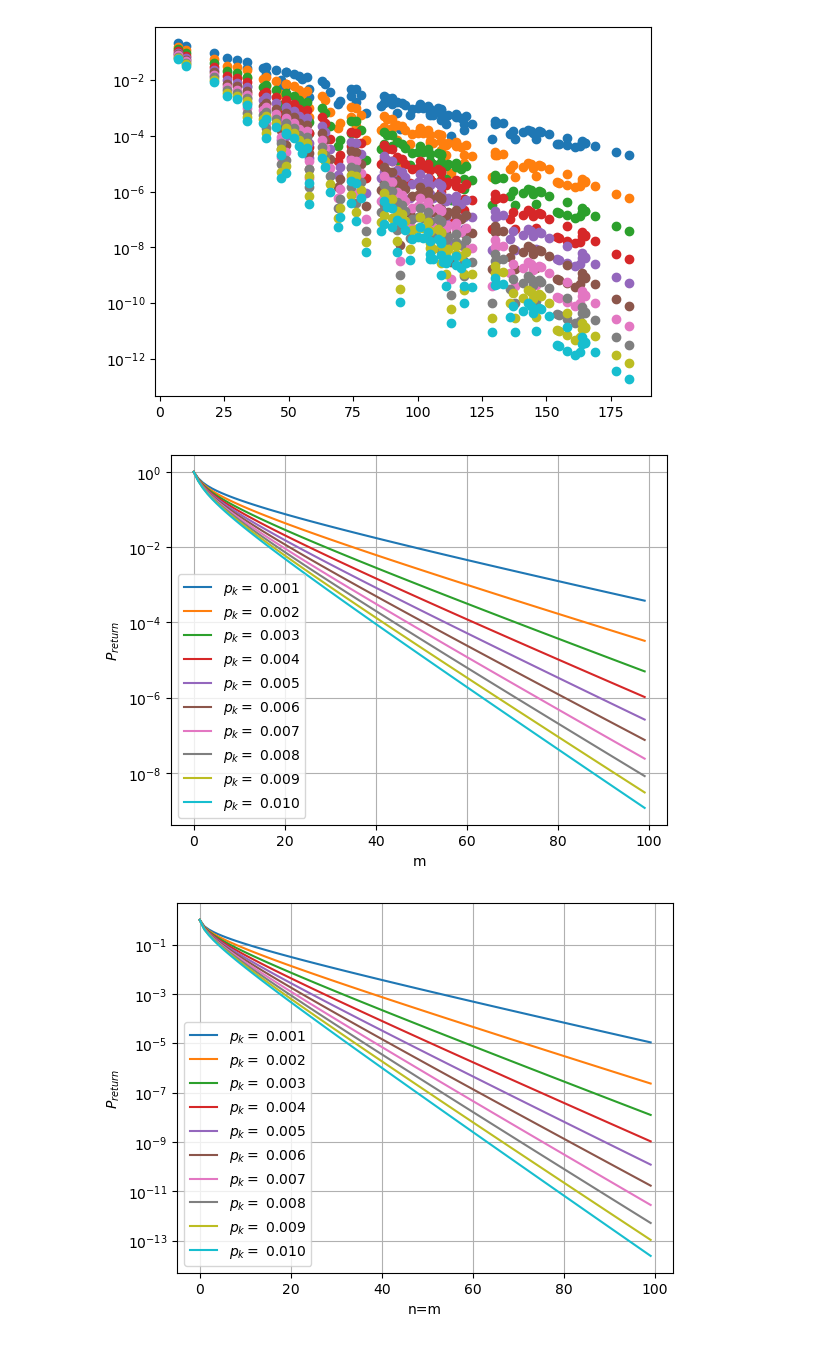
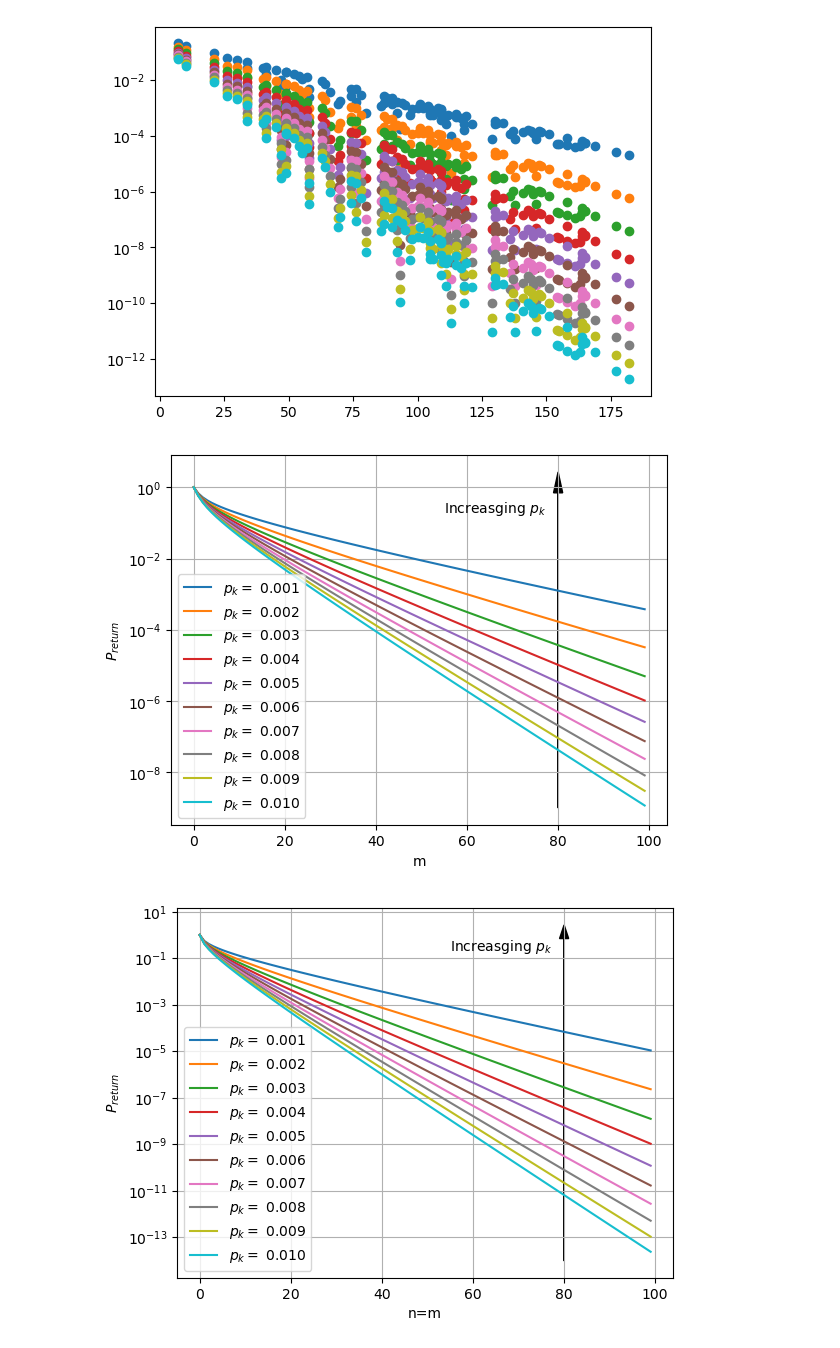
Before and after one commit to WeiHou1996/Fast-Screened-Poisson-LGF, a Jupyter notebook: LGF_RandomWalk.ipynb, the cells around one changed output. Saved outputs shown, nothing was run; the diff lists cells and outputs as text; code cells hidden in the pictures.

```diff
--- a/LGF_RandomWalk.ipynb
+++ b/LGF_RandomWalk.ipynb
@@ -117,22 +117,27 @@ for i in range(10):
     plt.semilogy(p_return_mat[i, 0,:], label = v_str)
 
 plt.legend()
+plt.arrow(80, 1e-9, 0, 0.7, head_width=2, head_length=2, fc='k', ec='k')
+plt.annotate(r'Increasging $p_k$', xy=(40, 1e-8), xytext=(55, 0.2),)
 plt.grid('major')
 plt.xlabel('m')
 plt.ylabel(r'$P_{return}$')
 plt.savefig('Random_walk_pics/p_return_n_0.pdf')
 # %% [output]
-[figure, old version]
+[figure, new version]
 # %%
+
 for i in range(10):
     v_str = r'$p_k=$ {p:.3f}'.format(p = p_killed_vec[i])
     plt.semilogy(np.diag(p_return_mat[i, :,:]), label=v_str)
 
 
 plt.legend()
 plt.grid('major')
+plt.arrow(80, 1e-14, 0, 0.7, head_width=2, head_length=2, fc='k', ec='k')
+plt.annotate(r'Increasging $p_k$', xy=(40, 1e-13), xytext=(55, 0.2),)
 plt.xlabel('n=m')
 plt.ylabel(r'$P_{return}$')
 plt.savefig('Random_walk_pics/p_return_diag.pdf')
 # %% [output]
-[figure, old version]
+[figure, new version]
```
